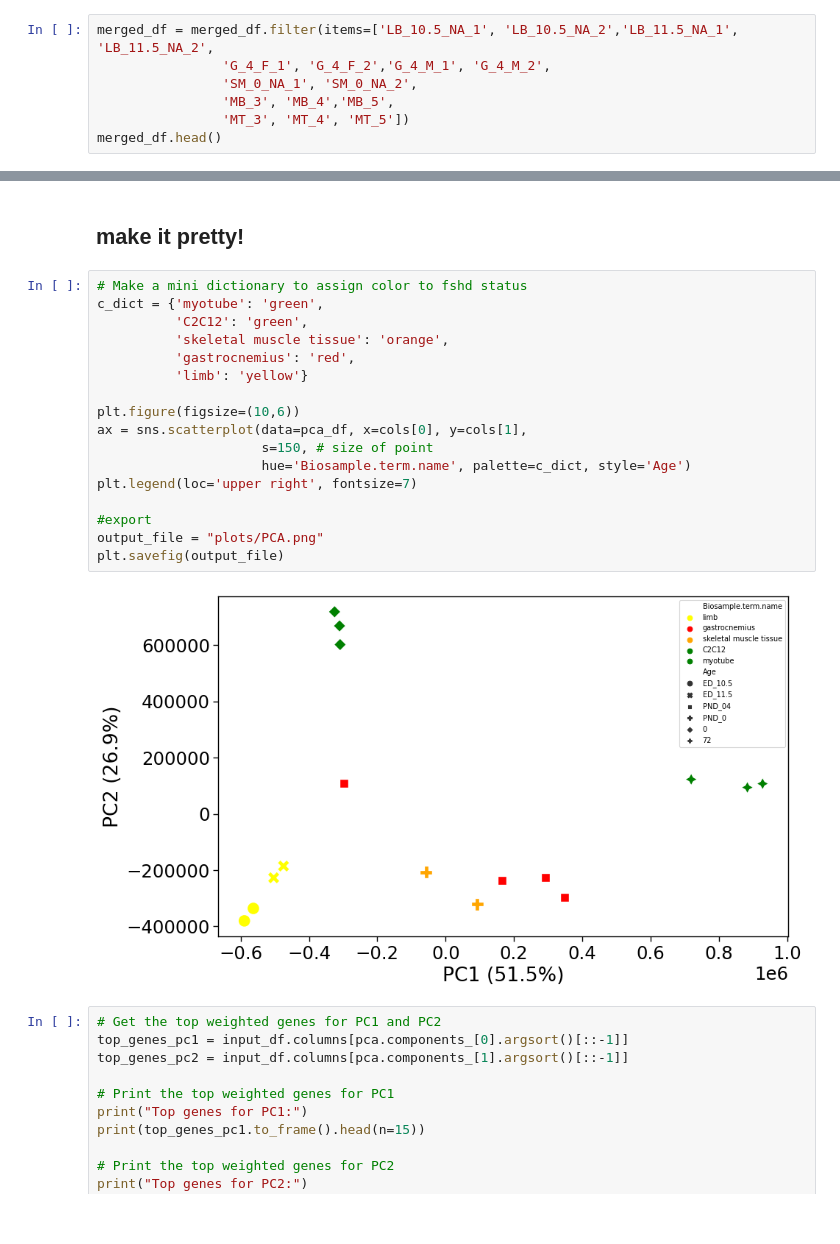
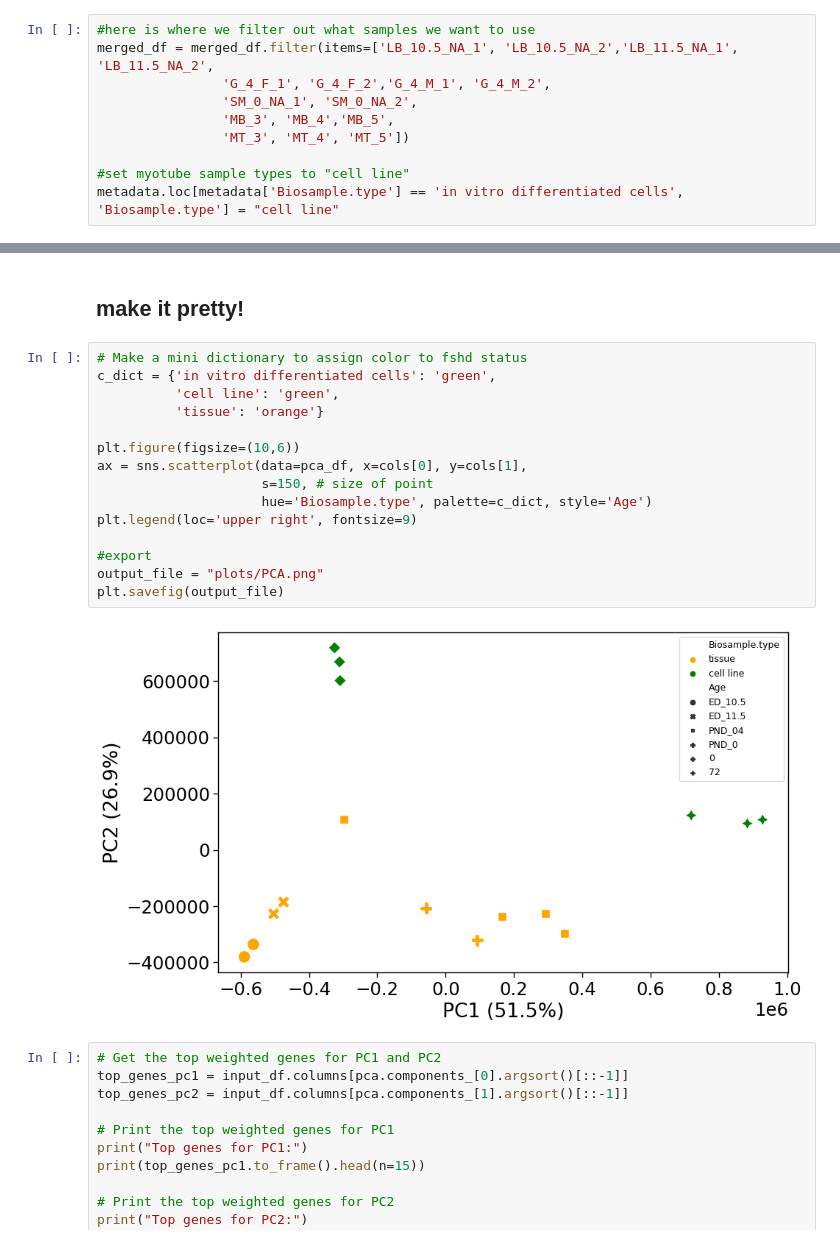
Before and after one commit to maroonApricot/cosmos-project, a Jupyter notebook: pcaheatmap.ipynb, the cells around one changed output, grey strips where cells are left out. Cells and saved outputs as stored; diff of their text form.

```diff
--- a/pcaheatmap.ipynb
+++ b/pcaheatmap.ipynb
@@ -18,9 +18,12 @@ metadata = pd.read_csv("data_adj/metadata.tsv", sep="\t")
 # Read in data
 merged_df = pd.read_csv("data_adj/fixed_counts_matrix.tsv", sep="\t", index_col = 0)
 # %%
+#here is where we filter out what samples we want to use
 merged_df = merged_df.filter(items=['LB_10.5_NA_1', 'LB_10.5_NA_2','LB_11.5_NA_1', 'LB_11.5_NA_2',
                 'G_4_F_1', 'G_4_F_2','G_4_M_1', 'G_4_M_2',
                 'SM_0_NA_1', 'SM_0_NA_2',
                 'MB_3', 'MB_4','MB_5',
                 'MT_3', 'MT_4', 'MT_5'])
-merged_df.head()
+
+#set myotube sample types to "cell line"
+metadata.loc[metadata['Biosample.type'] == 'in vitro differentiated cells', 'Biosample.type'] = "cell line"
@@ -94,23 +89,21 @@ pca_df = pca_df.merge(metadata, left_index=True, right_on='Sample')
 ## make it pretty!
 # %%
 # Make a mini dictionary to assign color to fshd status
-c_dict = {'myotube': 'green',
-          'C2C12': 'green',
-          'skeletal muscle tissue': 'orange',
-          'gastrocnemius': 'red',
-          'limb': 'yellow'}
+c_dict = {'in vitro differentiated cells': 'green',
+          'cell line': 'green',
+          'tissue': 'orange'}
 
 plt.figure(figsize=(10,6))
 ax = sns.scatterplot(data=pca_df, x=cols[0], y=cols[1],
                      s=150, # size of point
-                     hue='Biosample.term.name', palette=c_dict, style='Age')
-plt.legend(loc='upper right', fontsize=7)
+                     hue='Biosample.type', palette=c_dict, style='Age')
+plt.legend(loc='upper right', fontsize=9)
 
 #export
 output_file = "plots/PCA.png"
 plt.savefig(output_file)
 # %% [output]
-[figure, old version]
+[figure, new version]
 # %%
 # Get the top weighted genes for PC1 and PC2
 top_genes_pc1 = input_df.columns[pca.components_[0].argsort()[::-1]]
```
Also changed, not shown: parts of 6 cells of this notebook, 7 other files.
